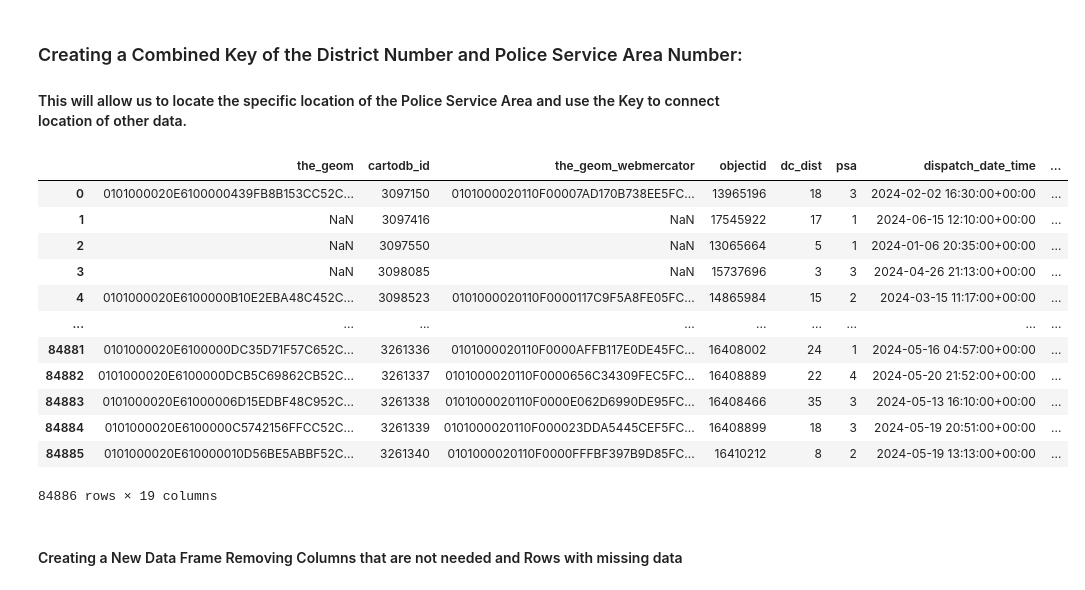
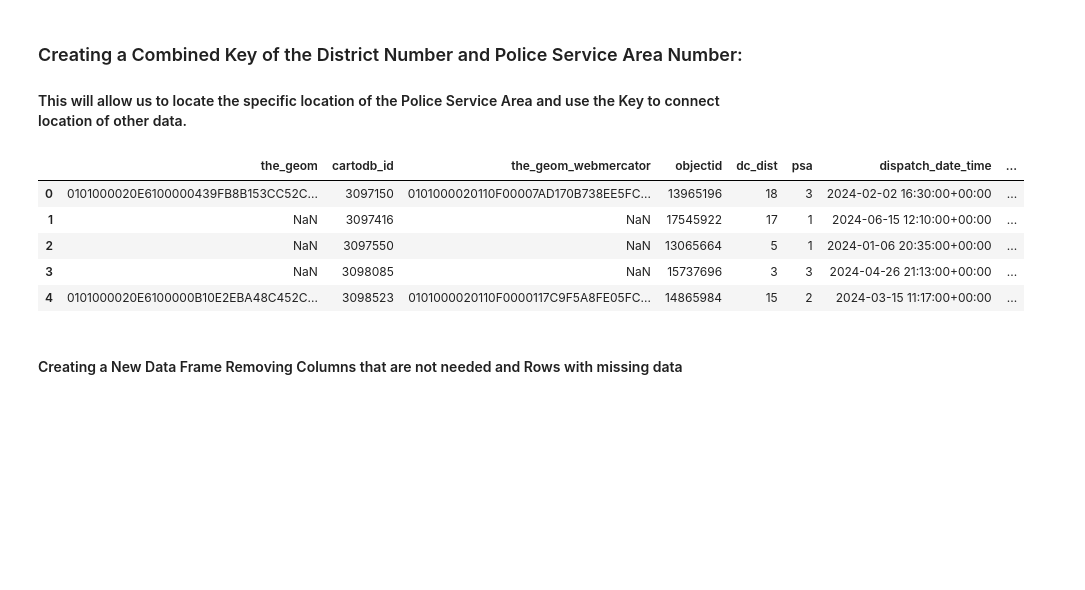
Before and after one commit to EricCroston/Philadelphia-School_Performance_vs_Crime_Data, a Jupyter notebook: Police_and_Incidents_Clean_up and Correlation Analysis.ipynb, the cells around one changed output. Drawn from its saved outputs; the diff is of its cells as text; code cells hidden in the pictures; blank space fills up the shorter version.

```diff
--- a/Police_and_Incidents_Clean_up and Correlation Analysis.ipynb
+++ b/Police_and_Incidents_Clean_up and Correlation Analysis.ipynb
@@ -184,27 +174,20 @@ memory usage: 11.7+ MB
 # %%
 # Creating the combined key
 incidents_data['PSA_NUM'] = incidents_data['dc_dist'].astype(str) + incidents_data['psa'].astype(str)
 
-incidents_data=incidents_data[incidents_data['PSA_NUM']!='77A']
+incidents_data = incidents_data[incidents_data['PSA_NUM']!='77A']
 
 incidents_data = incidents_data.reset_index(drop=True)
 
 # Display the result
-incidents_data
+incidents_data.head()
 # %% [output]
 |  | the_geom | cartodb_id | the_geom_webmercator | objectid | dc_dist | psa | dispatch_date_time | ... |
 | 0 | 0101000020E6100000439FB8B153CC52C... | 3097150 | 0101000020110F00007AD170B738EE5FC... | 13965196 | 18 | 3 | 2024-02-02 16:30:00+00:00 | ... |
 | 1 | NaN | 3097416 | NaN | 17545922 | 17 | 1 | 2024-06-15 12:10:00+00:00 | ... |
 | 2 | NaN | 3097550 | NaN | 13065664 | 5 | 1 | 2024-01-06 20:35:00+00:00 | ... |
 | 3 | NaN | 3098085 | NaN | 15737696 | 3 | 3 | 2024-04-26 21:13:00+00:00 | ... |
 | 4 | 0101000020E6100000B10E2EBA48C452C... | 3098523 | 0101000020110F0000117C9F5A8FE05FC... | 14865984 | 15 | 2 | 2024-03-15 11:17:00+00:00 | ... |
-| ... | ... | ... | ... | ... | ... | ... | ... | ... |
-| 84881 | 0101000020E6100000DC35D71F57C652C... | 3261336 | 0101000020110F0000AFFB117E0DE45FC... | 16408002 | 24 | 1 | 2024-05-16 04:57:00+00:00 | ... |
-| 84882 | 0101000020E6100000DCB5C69862CB52C... | 3261337 | 0101000020110F0000656C34309FEC5FC... | 16408889 | 22 | 4 | 2024-05-20 21:52:00+00:00 | ... |
-| 84883 | 0101000020E61000006D15EDBF48C952C... | 3261338 | 0101000020110F0000E062D6990DE95FC... | 16408466 | 35 | 3 | 2024-05-13 16:10:00+00:00 | ... |
-| 84884 | 0101000020E6100000C5742156FFCC52C... | 3261339 | 0101000020110F000023DDA5445CEF5FC... | 16408899 | 18 | 3 | 2024-05-19 20:51:00+00:00 | ... |
-| 84885 | 0101000020E610000010D56BE5ABBF52C... | 3261340 | 0101000020110F0000FFFBF397B9D85FC... | 16410212 | 8 | 2 | 2024-05-19 13:13:00+00:00 | ... |
-84886 rows × 19 columns
 # %% [markdown]
 #### Creating a New Data Frame Removing Columns that are not needed and Rows with missing data
 # %%
```
Also changed, not shown: parts of 13 cells of this notebook, 8 other files.
